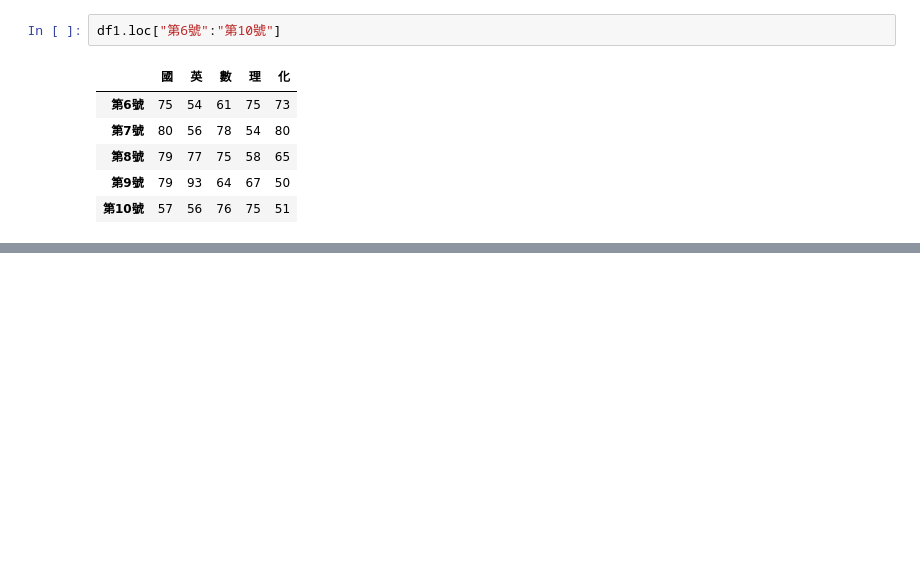
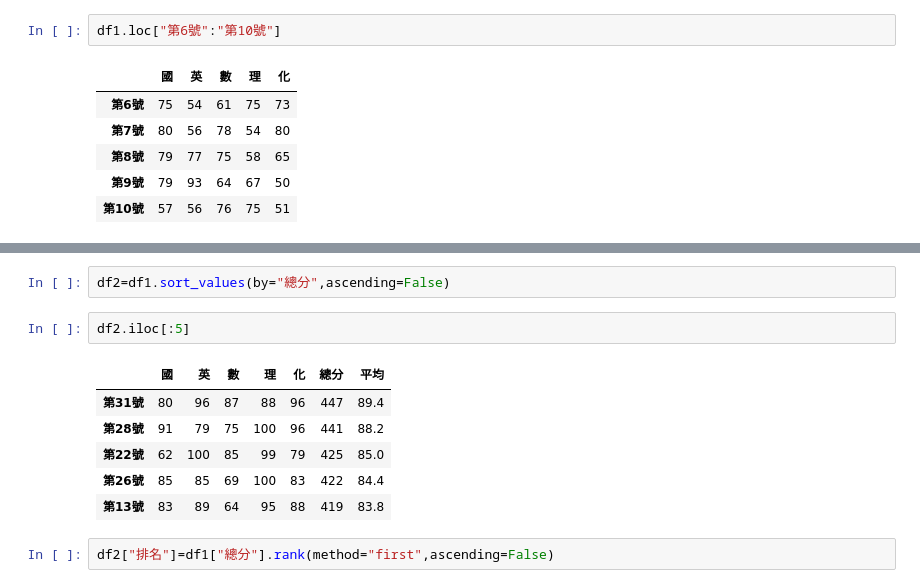
Before and after one commit to tzuhung1985/_1130627_, a Jupyter notebook: lesson4.ipynb, the cells around one changed output, grey strips where cells are left out. Saved outputs shown, nothing was run; the diff lists cells and outputs as text; blank space fills up the shorter version.

```diff
--- a/lesson4.ipynb
+++ b/lesson4.ipynb
@@ -63,0 +90,13 @@ df1.loc["第6號":"第10號"]
+# %%
+df2=df1.sort_values(by="總分",ascending=False)
+# %%
+df2.iloc[:5]
+# %% [output]
+|  | 國 | 英 | 數 | 理 | 化 | 總分 | 平均 |
+| 第31號 | 80 | 96 | 87 | 88 | 96 | 447 | 89.4 |
+| 第28號 | 91 | 79 | 75 | 100 | 96 | 441 | 88.2 |
+| 第22號 | 62 | 100 | 85 | 99 | 79 | 425 | 85.0 |
+| 第26號 | 85 | 85 | 69 | 100 | 83 | 422 | 84.4 |
+| 第13號 | 83 | 89 | 64 | 95 | 88 | 419 | 83.8 |
+# %%
+df2["排名"]=df1["總分"].rank(method="first",ascending=False)
```
Also changed, not shown: parts of 4 cells of this notebook.
